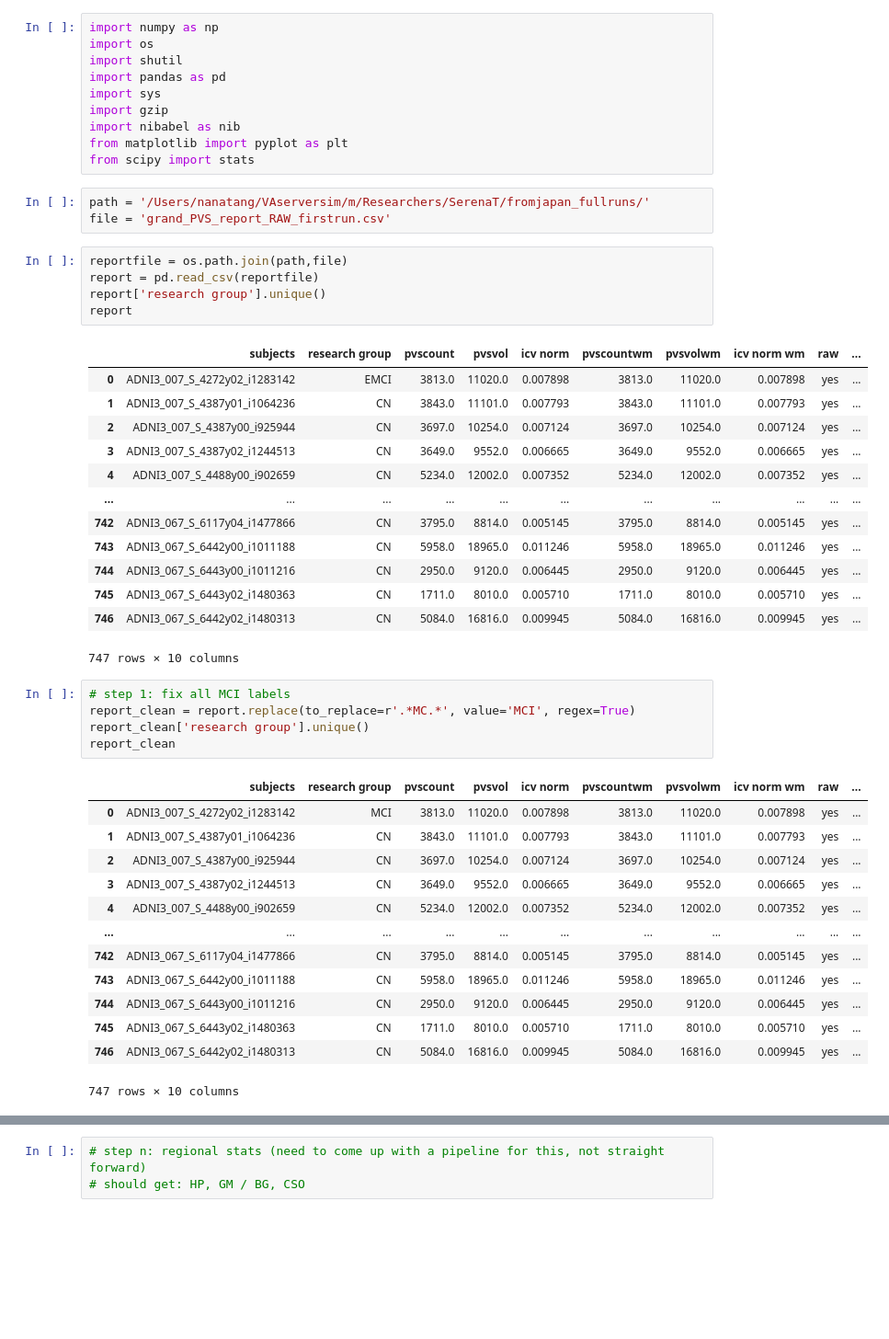
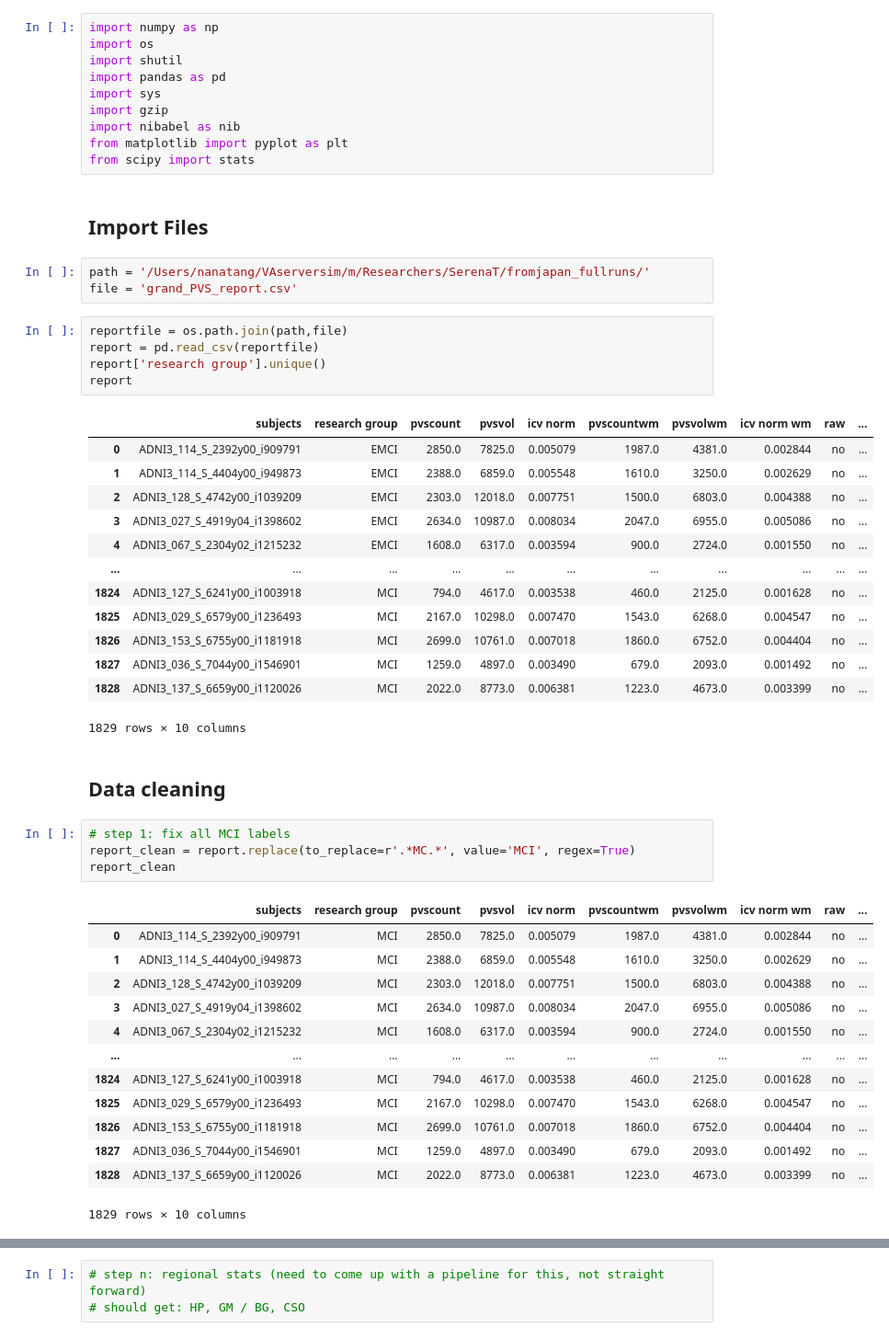
Before and after one commit to cind/pijp-frangi, a Jupyter notebook: pijp_frangi/stat_analysis.ipynb, the cells around one changed output, grey strips where cells are left out. Shown at 92% size. Saved outputs shown, nothing was run; the diff lists cells and outputs as text; blank space fills up the shorter version.

```diff
--- a/pijp_frangi/stat_analysis.ipynb
+++ b/pijp_frangi/stat_analysis.ipynb
@@ -8,9 +8,11 @@ import gzip
 import nibabel as nib
 from matplotlib import pyplot as plt
 from scipy import stats
+# %% [markdown]
+## Import Files
 # %%
 path = '/Users/nanatang/VAserversim/m/Researchers/SerenaT/fromjapan_fullruns/'
-file = 'grand_PVS_report_RAW_firstrun.csv'
+file = 'grand_PVS_report.csv'
 # %%
 reportfile = os.path.join(path,file)
 report = pd.read_csv(reportfile)
@@ -18,34 +20,35 @@ report['research group'].unique()
 report
 # %% [output]
 |  | subjects | research group | pvscount | pvsvol | icv norm | pvscountwm | pvsvolwm | icv norm wm | raw | ... |
-| 0 | ADNI3_007_S_4272y02_i1283142 | EMCI | 3813.0 | 11020.0 | 0.007898 | 3813.0 | 11020.0 | 0.007898 | yes | ... |
-| 1 | ADNI3_007_S_4387y01_i1064236 | CN | 3843.0 | 11101.0 | 0.007793 | 3843.0 | 11101.0 | 0.007793 | yes | ... |
-| 2 | ADNI3_007_S_4387y00_i925944 | CN | 3697.0 | 10254.0 | 0.007124 | 3697.0 | 10254.0 | 0.007124 | yes | ... |
-| 3 | ADNI3_007_S_4387y02_i1244513 | CN | 3649.0 | 9552.0 | 0.006665 | 3649.0 | 9552.0 | 0.006665 | yes | ... |
-| 4 | ADNI3_007_S_4488y00_i902659 | CN | 5234.0 | 12002.0 | 0.007352 | 5234.0 | 12002.0 | 0.007352 | yes | ... |
+| 0 | ADNI3_114_S_2392y00_i909791 | EMCI | 2850.0 | 7825.0 | 0.005079 | 1987.0 | 4381.0 | 0.002844 | no | ... |
+| 1 | ADNI3_114_S_4404y00_i949873 | EMCI | 2388.0 | 6859.0 | 0.005548 | 1610.0 | 3250.0 | 0.002629 | no | ... |
+| 2 | ADNI3_128_S_4742y00_i1039209 | EMCI | 2303.0 | 12018.0 | 0.007751 | 1500.0 | 6803.0 | 0.004388 | no | ... |
+| 3 | ADNI3_027_S_4919y04_i1398602 | EMCI | 2634.0 | 10987.0 | 0.008034 | 2047.0 | 6955.0 | 0.005086 | no | ... |
+| 4 | ADNI3_067_S_2304y02_i1215232 | EMCI | 1608.0 | 6317.0 | 0.003594 | 900.0 | 2724.0 | 0.001550 | no | ... |
 | ... | ... | ... | ... | ... | ... | ... | ... | ... | ... | ... |
-| 742 | ADNI3_067_S_6117y04_i1477866 | CN | 3795.0 | 8814.0 | 0.005145 | 3795.0 | 8814.0 | 0.005145 | yes | ... |
-| 743 | ADNI3_067_S_6442y00_i1011188 | CN | 5958.0 | 18965.0 | 0.011246 | 5958.0 | 18965.0 | 0.011246 | yes | ... |
-| 744 | ADNI3_067_S_6443y00_i1011216 | CN | 2950.0 | 9120.0 | 0.006445 | 2950.0 | 9120.0 | 0.006445 | yes | ... |
-| 745 | ADNI3_067_S_6443y02_i1480363 | CN | 1711.0 | 8010.0 | 0.005710 | 1711.0 | 8010.0 | 0.005710 | yes | ... |
-| 746 | ADNI3_067_S_6442y02_i1480313 | CN | 5084.0 | 16816.0 | 0.009945 | 5084.0 | 16816.0 | 0.009945 | yes | ... |
+| 1824 | ADNI3_127_S_6241y00_i1003918 | MCI | 794.0 | 4617.0 | 0.003538 | 460.0 | 2125.0 | 0.001628 | no | ... |
+| 1825 | ADNI3_029_S_6579y00_i1236493 | MCI | 2167.0 | 10298.0 | 0.007470 | 1543.0 | 6268.0 | 0.004547 | no | ... |
+| 1826 | ADNI3_153_S_6755y00_i1181918 | MCI | 2699.0 | 10761.0 | 0.007018 | 1860.0 | 6752.0 | 0.004404 | no | ... |
+| 1827 | ADNI3_036_S_7044y00_i1546901 | MCI | 1259.0 | 4897.0 | 0.003490 | 679.0 | 2093.0 | 0.001492 | no | ... |
+| 1828 | ADNI3_137_S_6659y00_i1120026 | MCI | 2022.0 | 8773.0 | 0.006381 | 1223.0 | 4673.0 | 0.003399 | no | ... |
-747 rows × 10 columns
+1829 rows × 10 columns
+# %% [markdown]
+## Data cleaning
 # %%
 # step 1: fix all MCI labels
 report_clean = report.replace(to_replace=r'.*MC.*', value='MCI', regex=True)
-report_clean['research group'].unique()
 report_clean
 # %% [output]
 |  | subjects | research group | pvscount | pvsvol | icv norm | pvscountwm | pvsvolwm | icv norm wm | raw | ... |
-| 0 | ADNI3_007_S_4272y02_i1283142 | MCI | 3813.0 | 11020.0 | 0.007898 | 3813.0 | 11020.0 | 0.007898 | yes | ... |
-| 1 | ADNI3_007_S_4387y01_i1064236 | CN | 3843.0 | 11101.0 | 0.007793 | 3843.0 | 11101.0 | 0.007793 | yes | ... |
-| 2 | ADNI3_007_S_4387y00_i925944 | CN | 3697.0 | 10254.0 | 0.007124 | 3697.0 | 10254.0 | 0.007124 | yes | ... |
-| 3 | ADNI3_007_S_4387y02_i1244513 | CN | 3649.0 | 9552.0 | 0.006665 | 3649.0 | 9552.0 | 0.006665 | yes | ... |
-| 4 | ADNI3_007_S_4488y00_i902659 | CN | 5234.0 | 12002.0 | 0.007352 | 5234.0 | 12002.0 | 0.007352 | yes | ... |
+| 0 | ADNI3_114_S_2392y00_i909791 | MCI | 2850.0 | 7825.0 | 0.005079 | 1987.0 | 4381.0 | 0.002844 | no | ... |
+| 1 | ADNI3_114_S_4404y00_i949873 | MCI | 2388.0 | 6859.0 | 0.005548 | 1610.0 | 3250.0 | 0.002629 | no | ... |
+| 2 | ADNI3_128_S_4742y00_i1039209 | MCI | 2303.0 | 12018.0 | 0.007751 | 1500.0 | 6803.0 | 0.004388 | no | ... |
+| 3 | ADNI3_027_S_4919y04_i1398602 | MCI | 2634.0 | 10987.0 | 0.008034 | 2047.0 | 6955.0 | 0.005086 | no | ... |
+| 4 | ADNI3_067_S_2304y02_i1215232 | MCI | 1608.0 | 6317.0 | 0.003594 | 900.0 | 2724.0 | 0.001550 | no | ... |
 | ... | ... | ... | ... | ... | ... | ... | ... | ... | ... | ... |
-| 742 | ADNI3_067_S_6117y04_i1477866 | CN | 3795.0 | 8814.0 | 0.005145 | 3795.0 | 8814.0 | 0.005145 | yes | ... |
-| 743 | ADNI3_067_S_6442y00_i1011188 | CN | 5958.0 | 18965.0 | 0.011246 | 5958.0 | 18965.0 | 0.011246 | yes | ... |
-| 744 | ADNI3_067_S_6443y00_i1011216 | CN | 2950.0 | 9120.0 | 0.006445 | 2950.0 | 9120.0 | 0.006445 | yes | ... |
-| 745 | ADNI3_067_S_6443y02_i1480363 | CN | 1711.0 | 8010.0 | 0.005710 | 1711.0 | 8010.0 | 0.005710 | yes | ... |
-| 746 | ADNI3_067_S_6442y02_i1480313 | CN | 5084.0 | 16816.0 | 0.009945 | 5084.0 | 16816.0 | 0.009945 | yes | ... |
+| 1824 | ADNI3_127_S_6241y00_i1003918 | MCI | 794.0 | 4617.0 | 0.003538 | 460.0 | 2125.0 | 0.001628 | no | ... |
+| 1825 | ADNI3_029_S_6579y00_i1236493 | MCI | 2167.0 | 10298.0 | 0.007470 | 1543.0 | 6268.0 | 0.004547 | no | ... |
+| 1826 | ADNI3_153_S_6755y00_i1181918 | MCI | 2699.0 | 10761.0 | 0.007018 | 1860.0 | 6752.0 | 0.004404 | no | ... |
+| 1827 | ADNI3_036_S_7044y00_i1546901 | MCI | 1259.0 | 4897.0 | 0.003490 | 679.0 | 2093.0 | 0.001492 | no | ... |
+| 1828 | ADNI3_137_S_6659y00_i1120026 | MCI | 2022.0 | 8773.0 | 0.006381 | 1223.0 | 4673.0 | 0.003399 | no | ... |
-747 rows × 10 columns
+1829 rows × 10 columns
```
Also changed, not shown: parts of 15 cells of this notebook, 1 other file.
